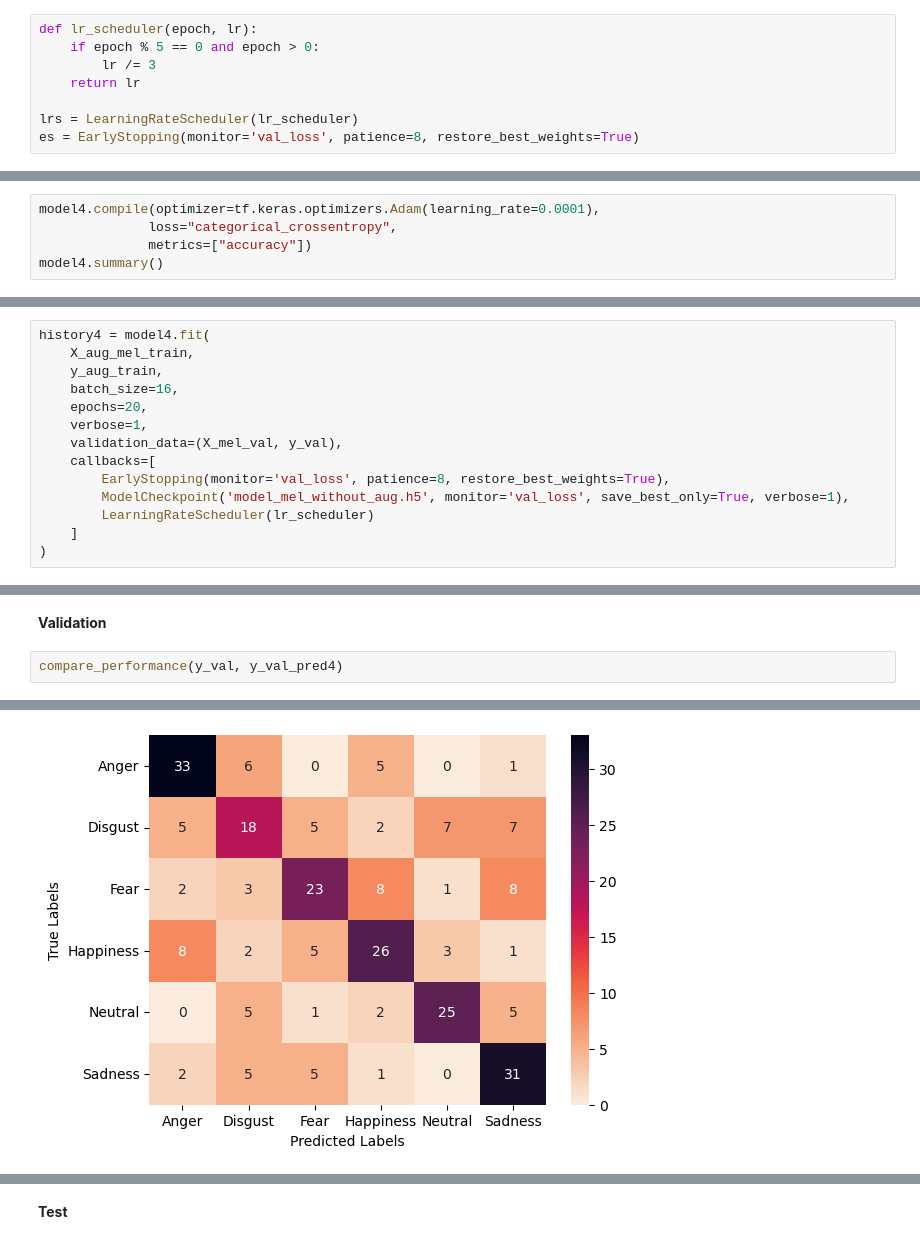
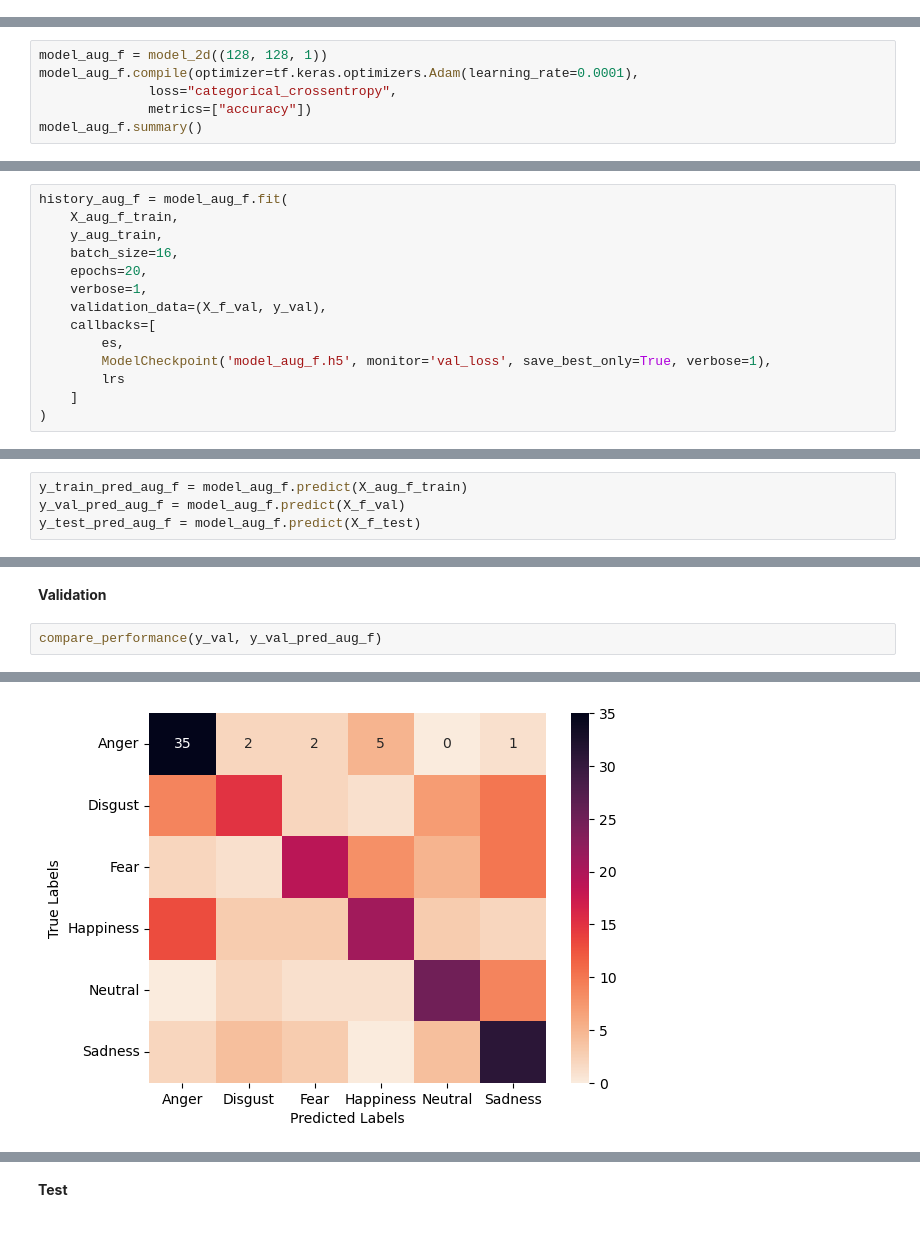
Before and after one commit to MohEsmail143/speech-emotion-recognition, a Jupyter notebook: speech-emotion-recognition.ipynb, the cells around one changed output, grey strips where cells are left out. Drawn from its saved outputs; the diff is of its cells as text.

```diff
--- a/speech-emotion-recognition.ipynb
+++ b/speech-emotion-recognition.ipynb
@@ -972,8 +835,0 @@ time: 156 ms (started: 2023-05-28 14:41:52 +03:00)
-# %%
-def lr_scheduler(epoch, lr):
-    if epoch % 5 == 0 and epoch > 0:
-        lr /= 3
-    return lr
-
-lrs = LearningRateScheduler(lr_scheduler)
-es = EarlyStopping(monitor='val_loss', patience=8, restore_best_weights=True)
@@ -1150,6 +917,7 @@ time: 718 ms (started: 2023-05-28 15:20:30 +03:00)
 # %%
-model4.compile(optimizer=tf.keras.optimizers.Adam(learning_rate=0.0001),
+model_aug_f = model_2d((128, 128, 1))
+model_aug_f.compile(optimizer=tf.keras.optimizers.Adam(learning_rate=0.0001),
               loss="categorical_crossentropy",
               metrics=["accuracy"])
-model4.summary()
+model_aug_f.summary()
 # %% [output]
@@ -1173,15 +941,15 @@ time: 140 ms (started: 2023-05-28 15:20:33 +03:00)
 # %%
-history4 = model4.fit(
-    X_aug_mel_train,
+history_aug_f = model_aug_f.fit(
+    X_aug_f_train,
     y_aug_train,
     batch_size=16,
     epochs=20,
     verbose=1,
-    validation_data=(X_mel_val, y_val),
+    validation_data=(X_f_val, y_val),
     callbacks=[
-        EarlyStopping(monitor='val_loss', patience=8, restore_best_weights=True),
-        ModelCheckpoint('model_mel_without_aug.h5', monitor='val_loss', save_best_only=True, verbose=1),
-        LearningRateScheduler(lr_scheduler)
+        es,
+        ModelCheckpoint('model_aug_f.h5', monitor='val_loss', save_best_only=True, verbose=1),
+        lrs
     ]
 )
 # %% [output]
@@ -1469,0 +1212,4 @@ time: 1min 58s (started: 2023-05-28 17:14:59 +03:00)
+# %%
+y_train_pred_aug_f = model_aug_f.predict(X_aug_f_train)
+y_val_pred_aug_f = model_aug_f.predict(X_f_val)
+y_test_pred_aug_f = model_aug_f.predict(X_f_test)
@@ -1489,7 +1238,7 @@ time: 313 ms (started: 2023-05-28 17:16:58 +03:00)
 # %% [markdown]
 **Validation**
 # %%
-compare_performance(y_val, y_val_pred4)
+compare_performance(y_val, y_val_pred_aug_f)
 # %% [output]
               precision    recall  f1-score   support
 
@@ -1506 +1255 @@ weighted avg       0.59      0.60      0.59       261
-[figure, old version]
+[figure, new version]
```
Also changed, not shown: parts of 135 cells of this notebook, 12 other files.
